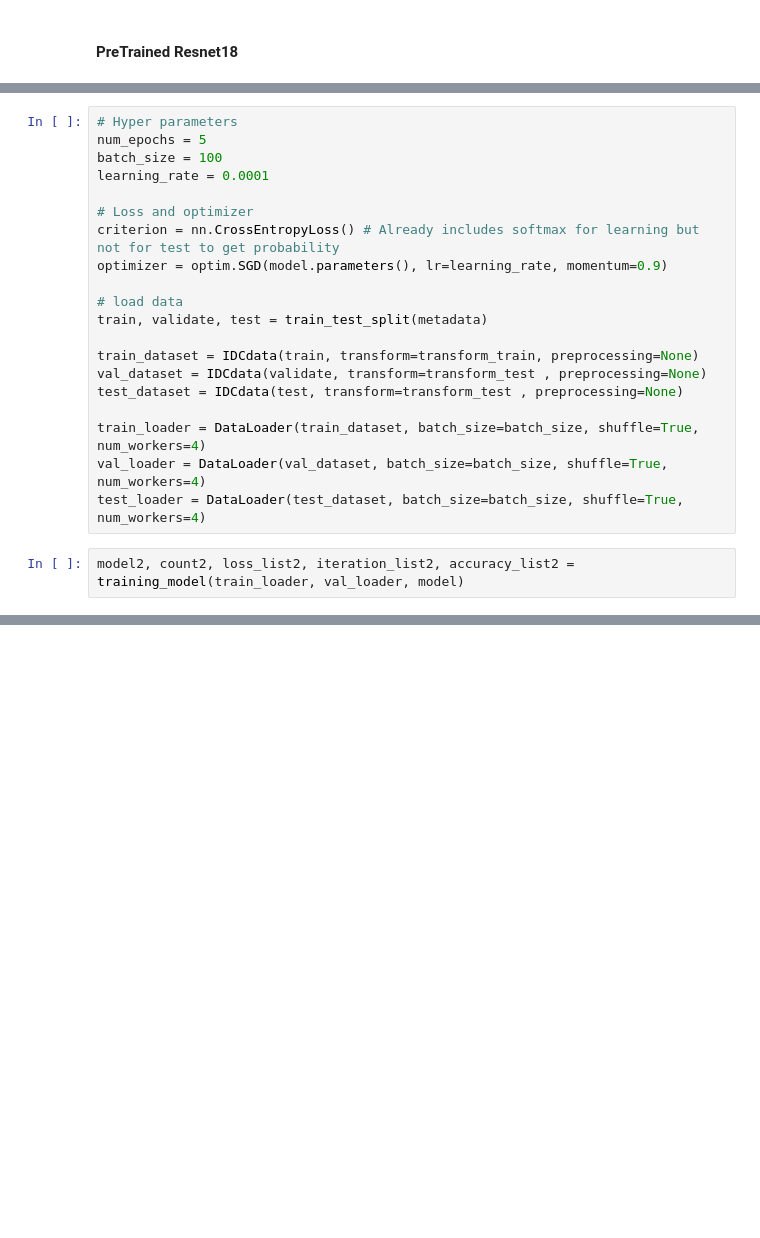
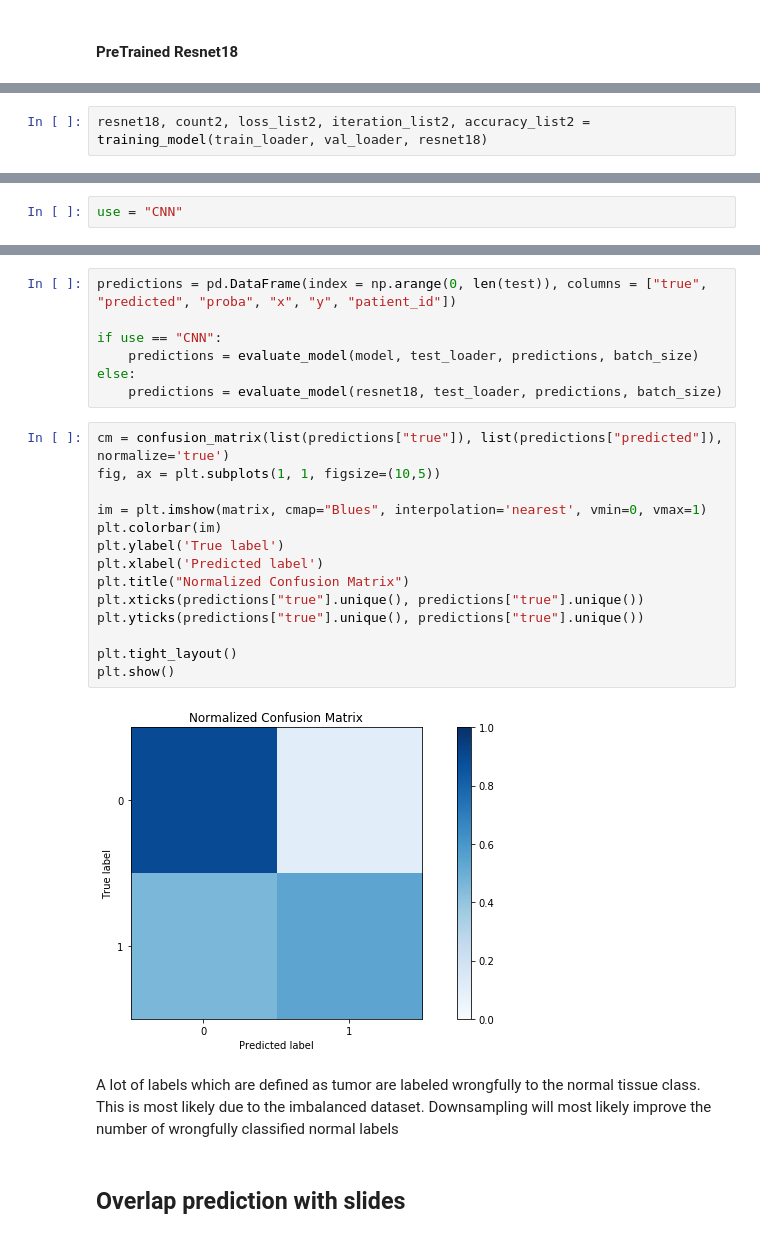
Before and after one commit to Douwe-Spaanderman/IDCfromHistoPathology, a Jupyter notebook: PredictInvasiveDuctalCarcinoma.ipynb, the cells around one changed output, grey strips where cells are left out. Cells and saved outputs as stored; diff of their text form; blank space fills up the shorter version.

```diff
--- a/PredictInvasiveDuctalCarcinoma.ipynb
+++ b/PredictInvasiveDuctalCarcinoma.ipynb
@@ -622,22 +649,2 @@ resnet18 = resnet18.to(device)s
-# %%
-# Hyper parameters
-num_epochs = 5
-batch_size = 100
-learning_rate = 0.0001
-
-# Loss and optimizer
-criterion = nn.CrossEntropyLoss() # Already includes softmax for learning but not for test to get probability
-optimizer = optim.SGD(model.parameters(), lr=learning_rate, momentum=0.9)
-
-# load data
-train, validate, test = train_test_split(metadata)
-
-train_dataset = IDCdata(train, transform=transform_train, preprocessing=None)
-val_dataset = IDCdata(validate, transform=transform_test , preprocessing=None)
-test_dataset = IDCdata(test, transform=transform_test , preprocessing=None)
-
-train_loader = DataLoader(train_dataset, batch_size=batch_size, shuffle=True, num_workers=4)
-val_loader = DataLoader(val_dataset, batch_size=batch_size, shuffle=True, num_workers=4)
-test_loader = DataLoader(test_dataset, batch_size=batch_size, shuffle=True, num_workers=4)
 # %%
-model2, count2, loss_list2, iteration_list2, accuracy_list2 = training_model(train_loader, val_loader, model)
+resnet18, count2, loss_list2, iteration_list2, accuracy_list2 = training_model(train_loader, val_loader, resnet18)
@@ -680,0 +671,2 @@ plt.show()
+# %%
+use = "CNN"
@@ -680,0 +705,27 @@ plt.show()
+# %%
+predictions = pd.DataFrame(index = np.arange(0, len(test)), columns = ["true", "predicted", "proba", "x", "y", "patient_id"])
+
+if use == "CNN":
+    predictions = evaluate_model(model, test_loader, predictions, batch_size)
+else:
+    predictions = evaluate_model(resnet18, test_loader, predictions, batch_size)
+# %%
+cm = confusion_matrix(list(predictions["true"]), list(predictions["predicted"]), normalize='true')
+fig, ax = plt.subplots(1, 1, figsize=(10,5))
+
+im = plt.imshow(matrix, cmap="Blues", interpolation='nearest', vmin=0, vmax=1)
+plt.colorbar(im)
+plt.ylabel('True label')
+plt.xlabel('Predicted label')
+plt.title("Normalized Confusion Matrix")
+plt.xticks(predictions["true"].unique(), predictions["true"].unique())
+plt.yticks(predictions["true"].unique(), predictions["true"].unique())
+
+plt.tight_layout()
+plt.show()
+# %% [output]
+[figure, added]
+# %% [markdown]
+A lot of labels which are defined as tumor are labeled wrongfully to the normal tissue class. This is most likely due to the imbalanced dataset. Downsampling will most likely improve the number of wrongfully classified normal labels
+# %% [markdown]
+## Overlap prediction with slides <a name="paragraph4b"></a>
```
Also changed, not shown: parts of 24 cells of this notebook, 3 other files.
